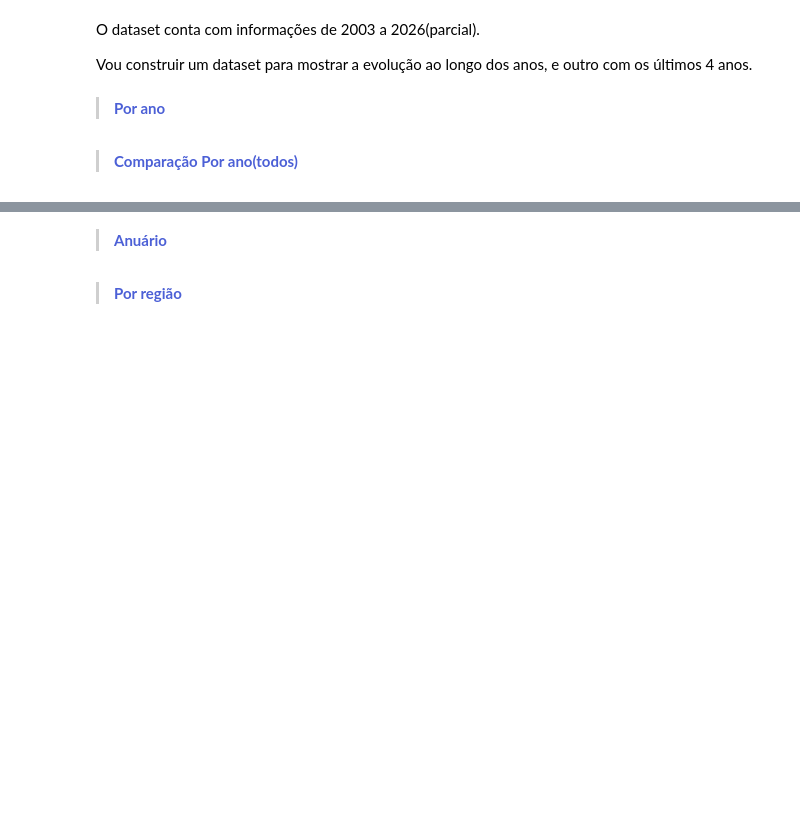
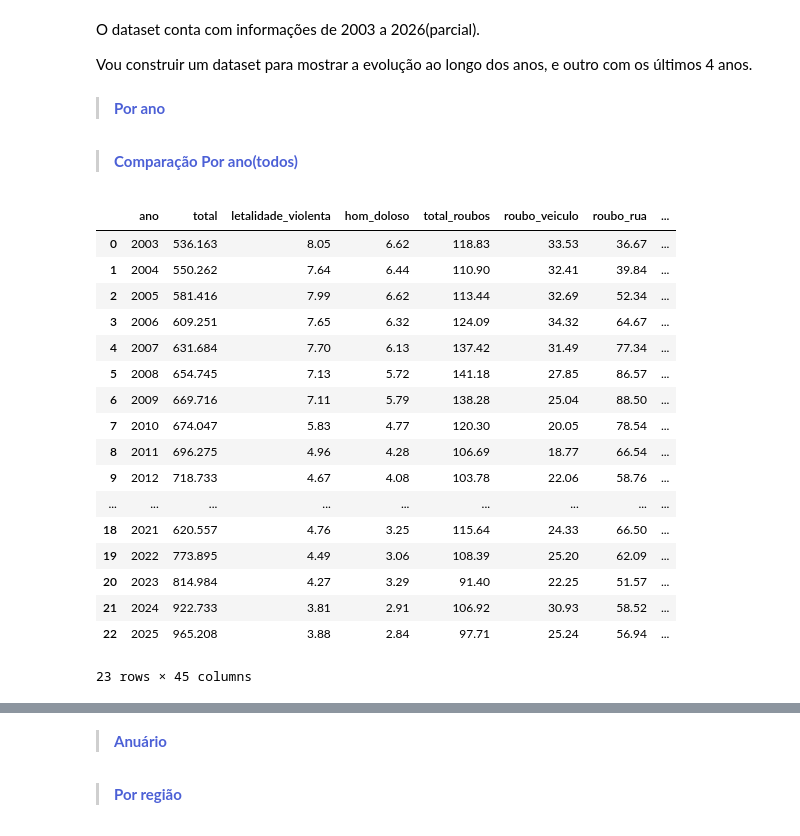
Before and after one commit to gabrielmprata/Info_seguranca_publica_rj, a Jupyter notebook: anuario_seguranca_publica_rj.ipynb, the cells around one changed output, grey strips where cells are left out. Cells and saved outputs as stored; diff of their text form; code cells hidden in the pictures; blank space fills up the shorter version.

```diff
--- a/anuario_seguranca_publica_rj.ipynb
+++ b/anuario_seguranca_publica_rj.ipynb
@@ -686,3 +686,27 @@ df_hs_compara['hom_doloso'] = (df_hs_compara['hom_doloso']/1000).round(2)
 df_hs_compara['total_roubos'] = (df_hs_compara['total_roubos']/1000).round(2)
 df_hs_compara['roubo_veiculo'] = (df_hs_compara['roubo_veiculo']/1000).round(2)
 df_hs_compara['roubo_rua'] = (df_hs_compara['roubo_rua']/1000).round(2)
+df_hs_compara['estelionato'] = (df_hs_compara['estelionato']/1000).round(2)
+df_hs_compara['roubo_carga'] = (df_hs_compara['roubo_carga']/1000).round(2)
+df_hs_compara['apreensao_drogas'] = (df_hs_compara['apreensao_drogas']/1000).round(2)
+# %%
+df_hs_compara
+# %% [output]
+|  | ano | total | letalidade_violenta | hom_doloso | total_roubos | roubo_veiculo | roubo_rua | ... |
+| 0 | 2003 | 536.163 | 8.05 | 6.62 | 118.83 | 33.53 | 36.67 | ... |
+| 1 | 2004 | 550.262 | 7.64 | 6.44 | 110.90 | 32.41 | 39.84 | ... |
+| 2 | 2005 | 581.416 | 7.99 | 6.62 | 113.44 | 32.69 | 52.34 | ... |
+| 3 | 2006 | 609.251 | 7.65 | 6.32 | 124.09 | 34.32 | 64.67 | ... |
+| 4 | 2007 | 631.684 | 7.70 | 6.13 | 137.42 | 31.49 | 77.34 | ... |
+| 5 | 2008 | 654.745 | 7.13 | 5.72 | 141.18 | 27.85 | 86.57 | ... |
+| 6 | 2009 | 669.716 | 7.11 | 5.79 | 138.28 | 25.04 | 88.50 | ... |
+| 7 | 2010 | 674.047 | 5.83 | 4.77 | 120.30 | 20.05 | 78.54 | ... |
+| 8 | 2011 | 696.275 | 4.96 | 4.28 | 106.69 | 18.77 | 66.54 | ... |
+| 9 | 2012 | 718.733 | 4.67 | 4.08 | 103.78 | 22.06 | 58.76 | ... |
+| ... | ... | ... | ... | ... | ... | ... | ... | ... |
+| 18 | 2021 | 620.557 | 4.76 | 3.25 | 115.64 | 24.33 | 66.50 | ... |
+| 19 | 2022 | 773.895 | 4.49 | 3.06 | 108.39 | 25.20 | 62.09 | ... |
+| 20 | 2023 | 814.984 | 4.27 | 3.29 | 91.40 | 22.25 | 51.57 | ... |
+| 21 | 2024 | 922.733 | 3.81 | 2.91 | 106.92 | 30.93 | 58.52 | ... |
+| 22 | 2025 | 965.208 | 3.88 | 2.84 | 97.71 | 25.24 | 56.94 | ... |
+23 rows × 45 columns
```
Also changed, not shown: parts of 1 cell of this notebook.
